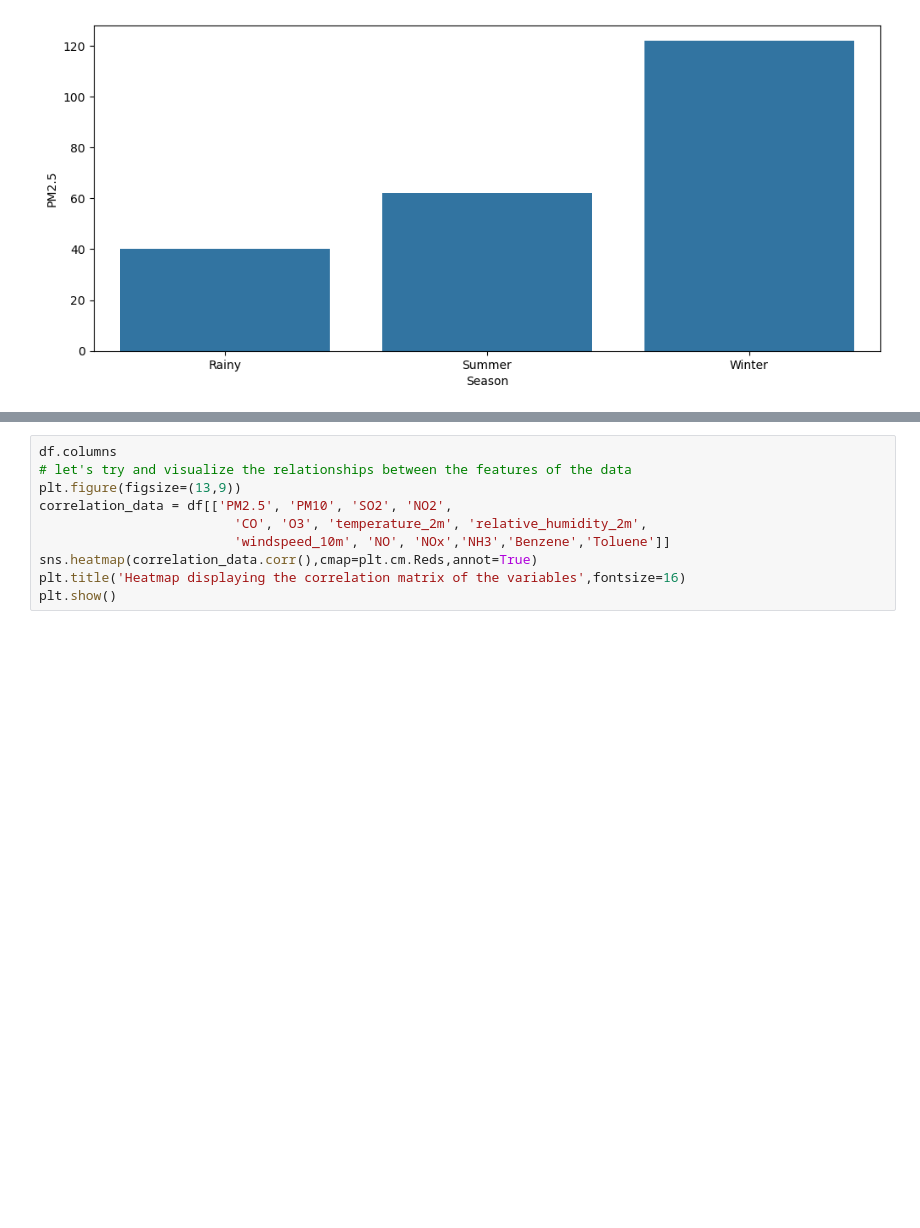
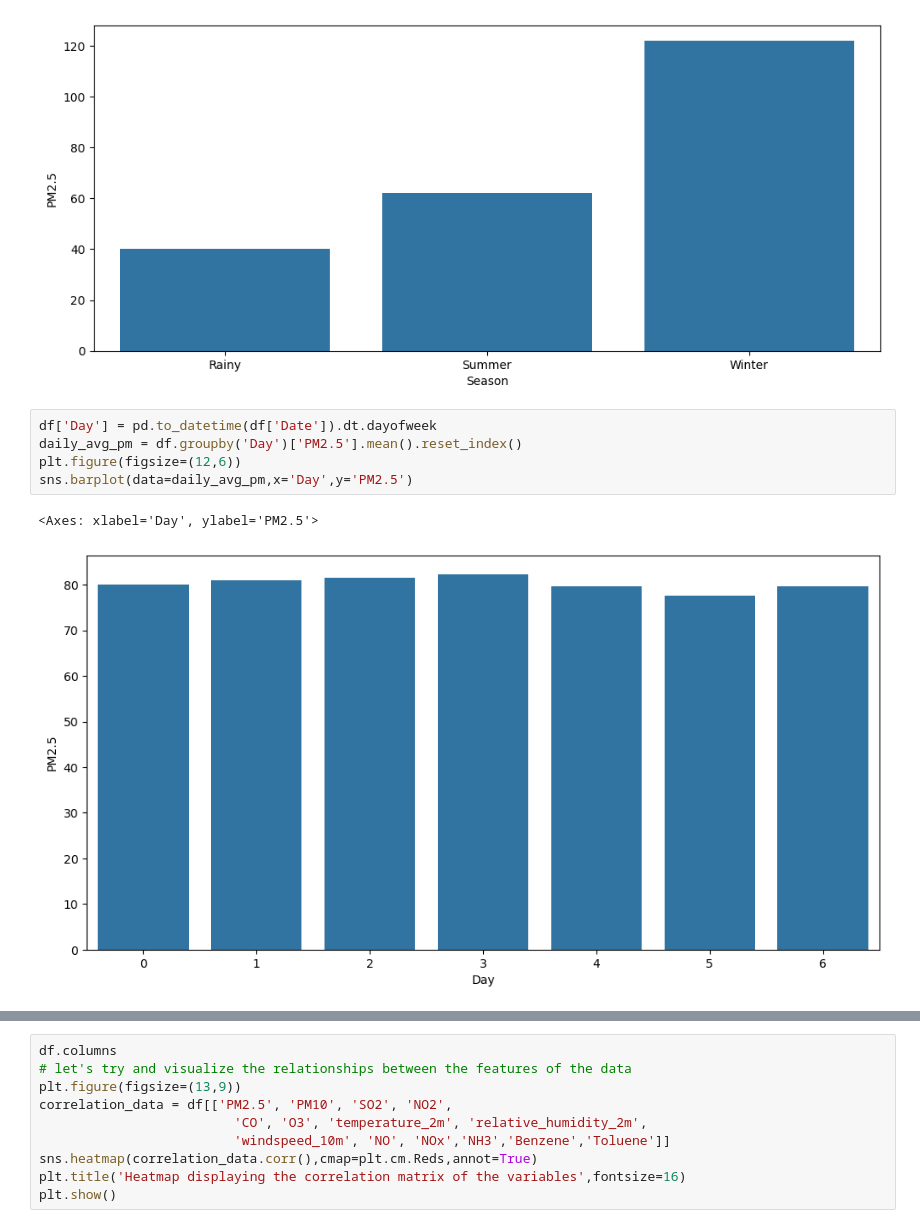
Before and after one commit to Dhyanam2005/PM25-prediction, a Jupyter notebook: Dataset_creation.ipynb, the cells around one changed output, grey strips where cells are left out. Cells and saved outputs as stored; diff of their text form; blank space fills up the shorter version.

Commit message:
Included charts to see relationship of features between PM2.5

```diff
--- a/Dataset_creation.ipynb
+++ b/Dataset_creation.ipynb
@@ -248,3 +248,11 @@ plt.show()
 1  Summer   62.183153
 2  Winter  121.947414
 [figure]
+# %%
+df['Day'] = pd.to_datetime(df['Date']).dt.dayofweek
+daily_avg_pm = df.groupby('Day')['PM2.5'].mean().reset_index()
+plt.figure(figsize=(12,6))
+sns.barplot(data=daily_avg_pm,x='Day',y='PM2.5')
+# %% [output]
+<Axes: xlabel='Day', ylabel='PM2.5'>
+[figure, added]
```
Also changed, not shown: parts of 2 cells of this notebook.
